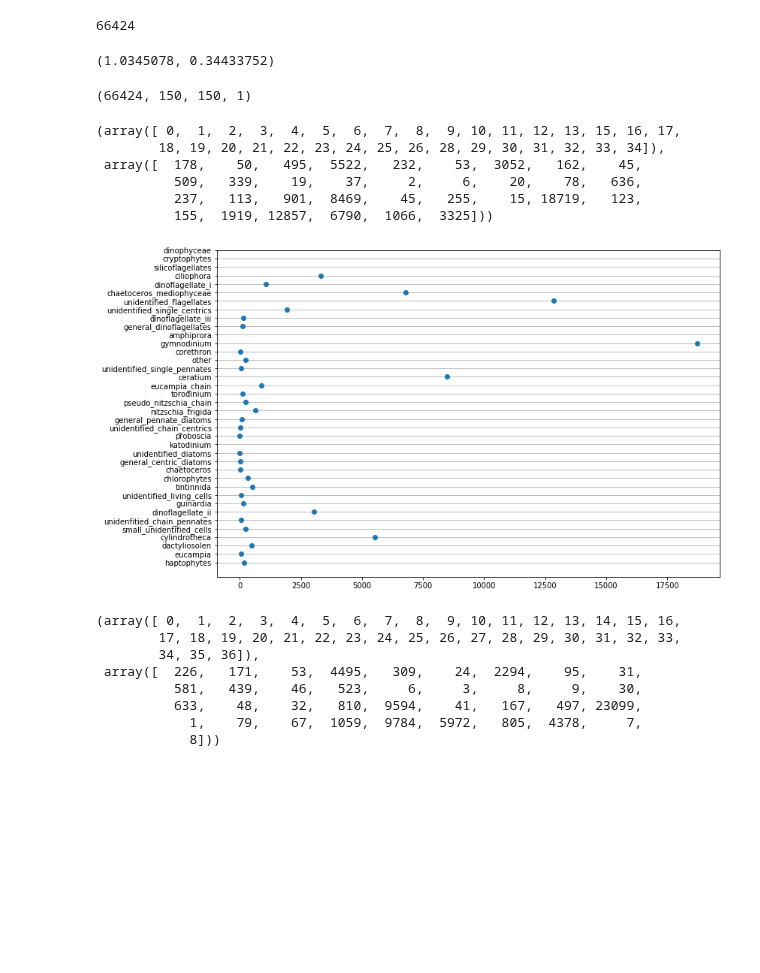
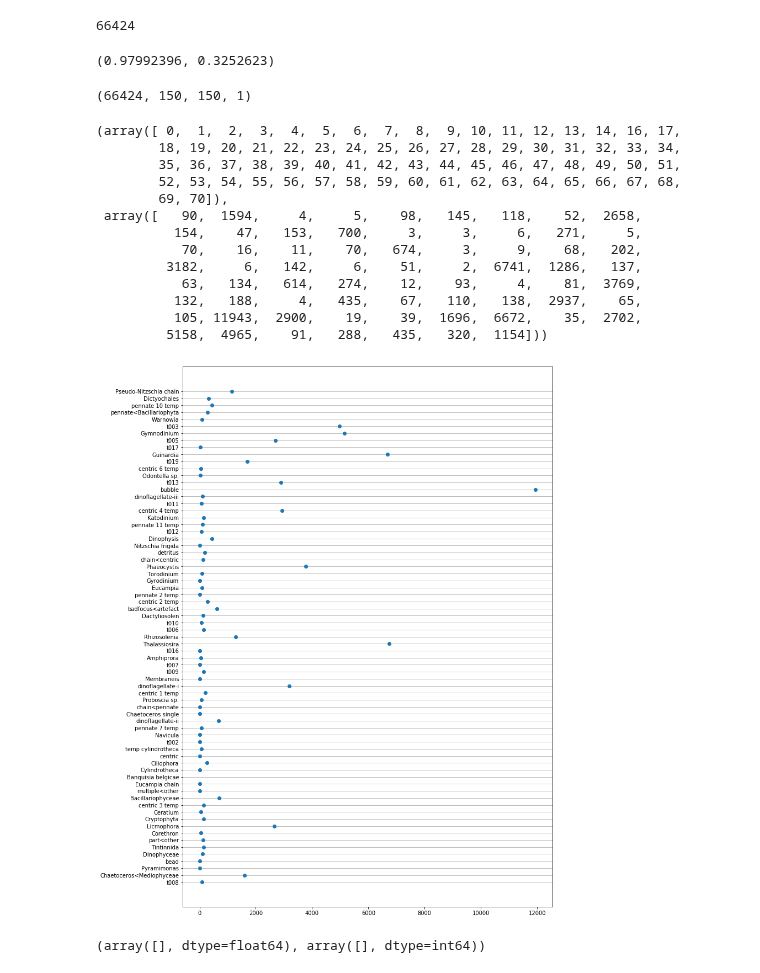
Before and after one commit to patrickcgray/deep_ifcb, a Jupyter notebook: python/model_predictions.ipynb, the cells around one changed output. Saved outputs shown, nothing was run; the diff lists cells and outputs as text; code cells hidden in the pictures; blank space fills up the shorter version.

```diff
--- a/python/model_predictions.ipynb
+++ b/python/model_predictions.ipynb
@@ -114,7 +148,7 @@ for index, row in available_subset.sample(frac=frac).iterrows():
 
     img = image.load_img(row['object_id']+'.png', target_size=(150, 150), color_mode="grayscale")
     images.append(image.img_to_array(img))
-    labels.append(class_id_dict[row['merged_category']])
+    #labels.append(class_id_dict[row['object_annotation_category']])
     merged_labels.append(row['merged_category'])
     original_labels.append(row['object_annotation_category'])
 
@@ -123,14 +157,14 @@ labels = np.array(labels)
 merged_labels = np.array(merged_labels)
 original_labels = np.array(original_labels)
 # %%
-X_predict = images / 123
+X_predict = images / 130
 np.mean(X_predict), np.std(X_predict)
 # %% [output]
-(1.0345078, 0.34433752)
+(0.97992396, 0.3252623)
 # %%
 from tensorflow import keras
 
-model = keras.models.load_model('../model_weights.hdf5')
+model = keras.models.load_model('../model_weights_all_classes.hdf5')
 # %%
 X_predict.shape
 # %% [output]
@@ -178,45 +212,46 @@ model.predict_generator(generator = tile_gen.tile_generator(clean_px, batch_size
 classes, counts = np.unique(predictions, return_counts=True)
 classes, counts
 # %% [output]
-(array([ 0,  1,  2,  3,  4,  5,  6,  7,  8,  9, 10, 11, 12, 13, 15, 16, 17,
-        18, 19, 20, 21, 22, 23, 24, 25, 26, 28, 29, 30, 31, 32, 33, 34]),
- array([  178,    50,   495,  5522,   232,    53,  3052,   162,    45,
-          509,   339,    19,    37,     2,     6,    20,    78,   636,
-          237,   113,   901,  8469,    45,   255,    15, 18719,   123,
-          155,  1919, 12857,  6790,  1066,  3325]))
+(array([ 0,  1,  2,  3,  4,  5,  6,  7,  8,  9, 10, 11, 12, 13, 14, 16, 17,
+        18, 19, 20, 21, 22, 23, 24, 25, 26, 27, 28, 29, 30, 31, 32, 33, 34,
+        35, 36, 37, 38, 39, 40, 41, 42, 43, 44, 45, 46, 47, 48, 49, 50, 51,
+        52, 53, 54, 55, 56, 57, 58, 59, 60, 61, 62, 63, 64, 65, 66, 67, 68,
+        69, 70]),
+ array([   90,  1594,     4,     5,    98,   145,   118,    52,  2658,
+          154,    47,   153,   700,     3,     3,     6,   271,     5,
+           70,    16,    11,    70,   674,     3,     9,    68,   202,
+         3182,     6,   142,     6,    51,     2,  6741,  1286,   137,
+           63,   134,   614,   274,    12,    93,     4,    81,  3769,
+          132,   188,     4,   435,    67,   110,   138,  2937,    65,
+          105, 11943,  2900,    19,    39,  1696,  6672,    35,  2702,
+         5158,  4965,    91,   288,   435,   320,  1154]))
 # %%
-fig, ax = plt.subplots(figsize=(12, 8))
+fig, ax = plt.subplots(figsize=(12, 18))
 ax.scatter(counts, classes)
 ax.set_yticks(range(0,len(class_id_dict)))
 ax.set_yticklabels(list(class_id_dict.keys()))
 #ax.set_xlim(-10,500)
 #ax.set_xscale('log')
 
 # Don't allow the axis to be on top of your data
 ax.set_axisbelow(True)
 
 # Turn on the minor TICKS, which are required for the minor GRID
 #ax.minorticks_on()
 
 # Customize the major grid
 ax.grid(which='major', linestyle='-', linewidth='0.5', color='grey', axis='y')
 # Customize the minor grid
 #ax.grid(which='minor', linestyle=':', linewidth='0.5', color='black')
+plt.savefig('output_predictions.png', dpi=300)
 plt.show()
 # %% [output]
-[figure, old version]
+[figure, new version]
 # %%
 classes, counts = np.unique(labels, return_counts=True)
 classes, counts
 # %% [output]
-(array([ 0,  1,  2,  3,  4,  5,  6,  7,  8,  9, 10, 11, 12, 13, 14, 15, 16,
-        17, 18, 19, 20, 21, 22, 23, 24, 25, 26, 27, 28, 29, 30, 31, 32, 33,
-        34, 35, 36]),
- array([  226,   171,    53,  4495,   309,    24,  2294,    95,    31,
-          581,   439,    46,   523,     6,     3,     8,     9,    30,
-          633,    48,    32,   810,  9594,    41,   167,   497, 23099,
-            1,    79,    67,  1059,  9784,  5972,   805,  4378,     7,
-            8]))
+(array([], dtype=float64), array([], dtype=int64))
 # %%
 fig, ax = plt.subplots(figsize=(12, 8))
 ax.scatter(counts, classes)
```
Also changed, not shown: parts of 6 cells of this notebook.
